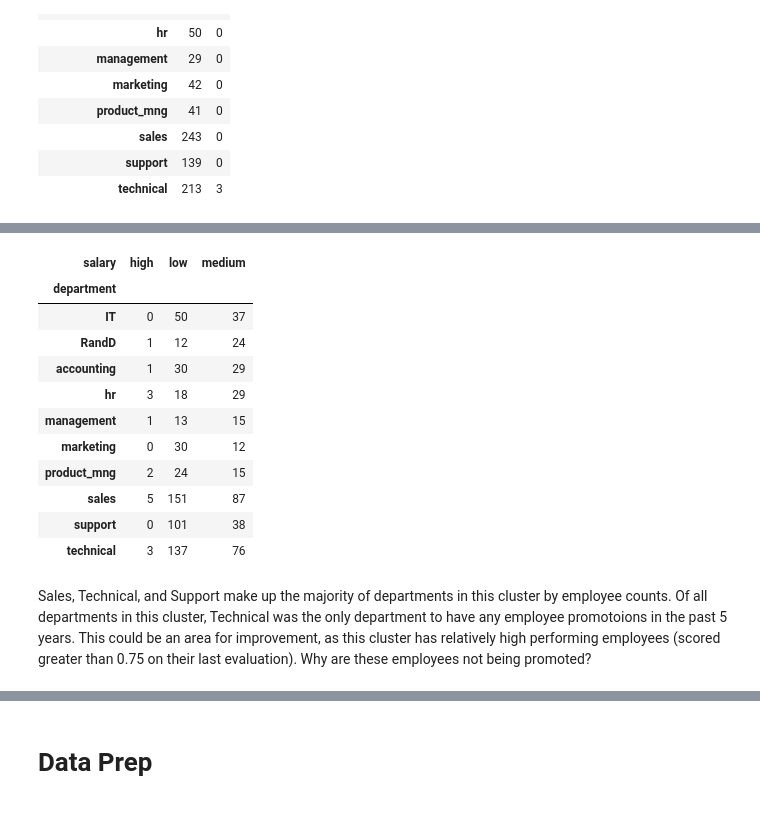
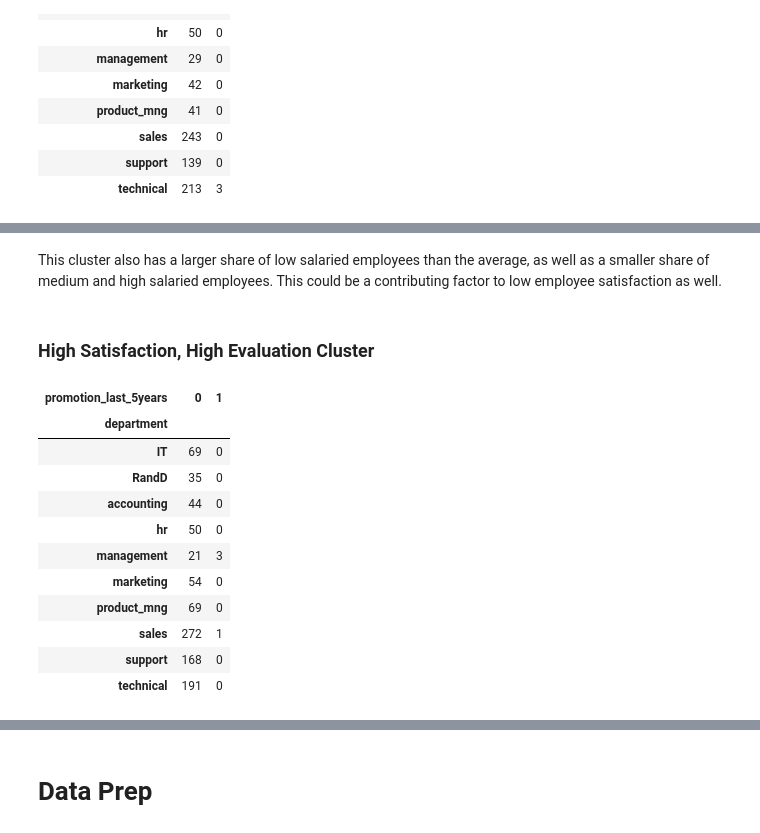
Before and after one commit to kitsbits/aiml, a Jupyter notebook: ml-core/project/ml_project.ipynb, the cells around one changed output, grey strips where cells are left out. Cells and saved outputs as stored; diff of their text form; code cells hidden in the pictures.

```diff
--- a/ml-core/project/ml_project.ipynb
+++ b/ml-core/project/ml_project.ipynb
@@ -276,17 +346,19 @@ pd.crosstab(sub_low_sat_high_eval["department"], sub_low_sat_high_eval["promotio
+# %% [markdown]
+This cluster also has a larger share of low salaried employees than the average, as well as a smaller share of medium and high salaried employees. This could be a contributing factor to low employee satisfaction as well.
+# %% [markdown]
+### High Satisfaction, High Evaluation Cluster
 # %%
-pd.crosstab(sub_low_sat_high_eval["department"], sub_low_sat_high_eval["salary"])
+pd.crosstab(sub_high_sat_high_eval["department"], sub_high_sat_high_eval["promotion_last_5years"])
 # %% [output]
-| salary | high | low | medium |
-| department |  |  |  |
-| IT | 0 | 50 | 37 |
-| RandD | 1 | 12 | 24 |
-| accounting | 1 | 30 | 29 |
-| hr | 3 | 18 | 29 |
-| management | 1 | 13 | 15 |
-| marketing | 0 | 30 | 12 |
-| product_mng | 2 | 24 | 15 |
-| sales | 5 | 151 | 87 |
-| support | 0 | 101 | 38 |
-| technical | 3 | 137 | 76 |
+| promotion_last_5years | 0 | 1 |
+| department |  |  |
+| IT | 69 | 0 |
+| RandD | 35 | 0 |
+| accounting | 44 | 0 |
+| hr | 50 | 0 |
+| management | 21 | 3 |
+| marketing | 54 | 0 |
+| product_mng | 69 | 0 |
+| sales | 272 | 1 |
+| support | 168 | 0 |
+| technical | 191 | 0 |
-# %% [markdown]
-Sales, Technical, and Support make up the majority of departments in this cluster by employee counts. Of all departments in this cluster, Technical was the only department to have any employee promotoions in the past 5 years. This could be an area for improvement, as this cluster has relatively high performing employees (scored greater than 0.75 on their last evaluation). Why are these employees not being promoted?
```
Also changed, not shown: parts of 95 cells of this notebook, 1 other file.
